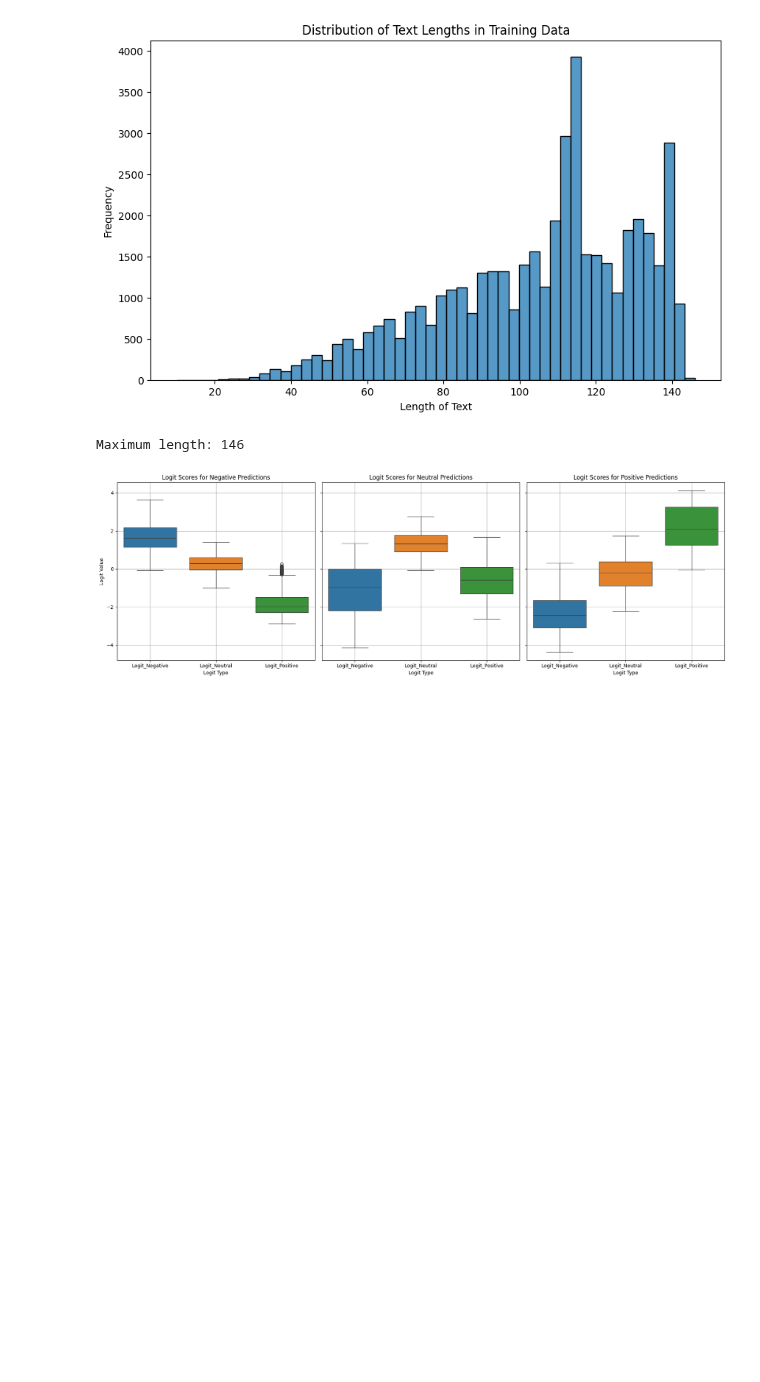
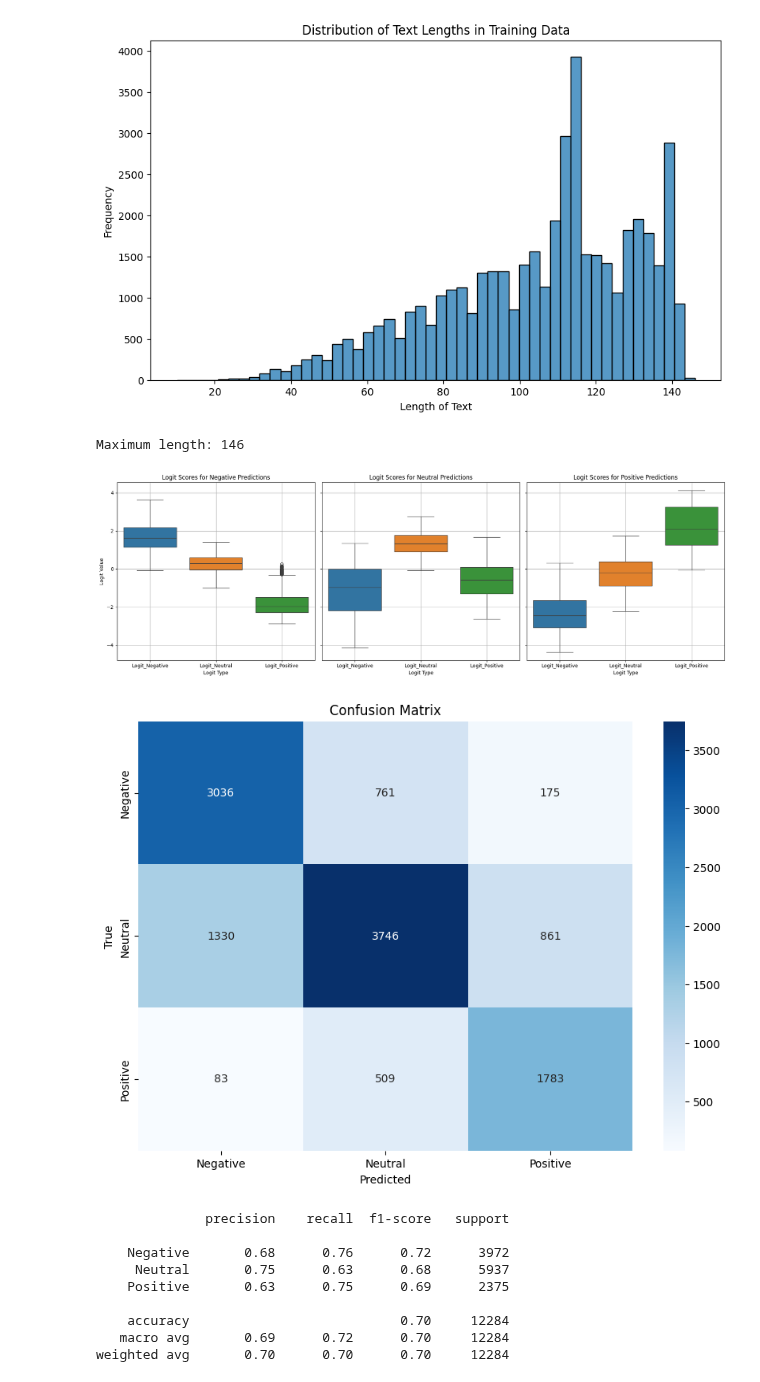
Before and after one commit to kelvin3720/CU_CMT316_Group_Project, a Jupyter notebook: src/run_saved_model_analyse.ipynb, the cells around one changed output. Saved outputs shown, nothing was run; the diff lists cells and outputs as text; code cells hidden in the pictures; blank space fills up the shorter version.

Commit message:
confusion matrix + imports cleaned up a bit

```diff
--- a/src/run_saved_model_analyse.ipynb
+++ b/src/run_saved_model_analyse.ipynb
@@ -389,3 +381,26 @@ plt.tight_layout()
 plt.show()
 # %% [output]
 [figure]
+# %%
+# Confusion Matrix
+cm = confusion_matrix(test_labels, final_result)
+plt.figure(figsize=(10, 7))
+sns.heatmap(cm, annot=True, fmt='d', cmap='Blues', xticklabels=['Negative', 'Neutral', 'Positive'], yticklabels=['Negative', 'Neutral', 'Positive'])
+plt.xlabel('Predicted')
+plt.ylabel('True')
+plt.title('Confusion Matrix')
+plt.show()
+
+# Classification Report
+print(classification_report(test_labels, final_result, target_names=['Negative', 'Neutral', 'Positive']))
+# %% [output]
+[figure, added]
+              precision    recall  f1-score   support
+
+    Negative       0.68      0.76      0.72      3972
+     Neutral       0.75      0.63      0.68      5937
+    Positive       0.63      0.75      0.69      2375
+
+    accuracy                           0.70     12284
+   macro avg       0.69      0.72      0.70     12284
+weighted avg       0.70      0.70      0.70     12284
```
Also changed, not shown: parts of 6 cells of this notebook.
